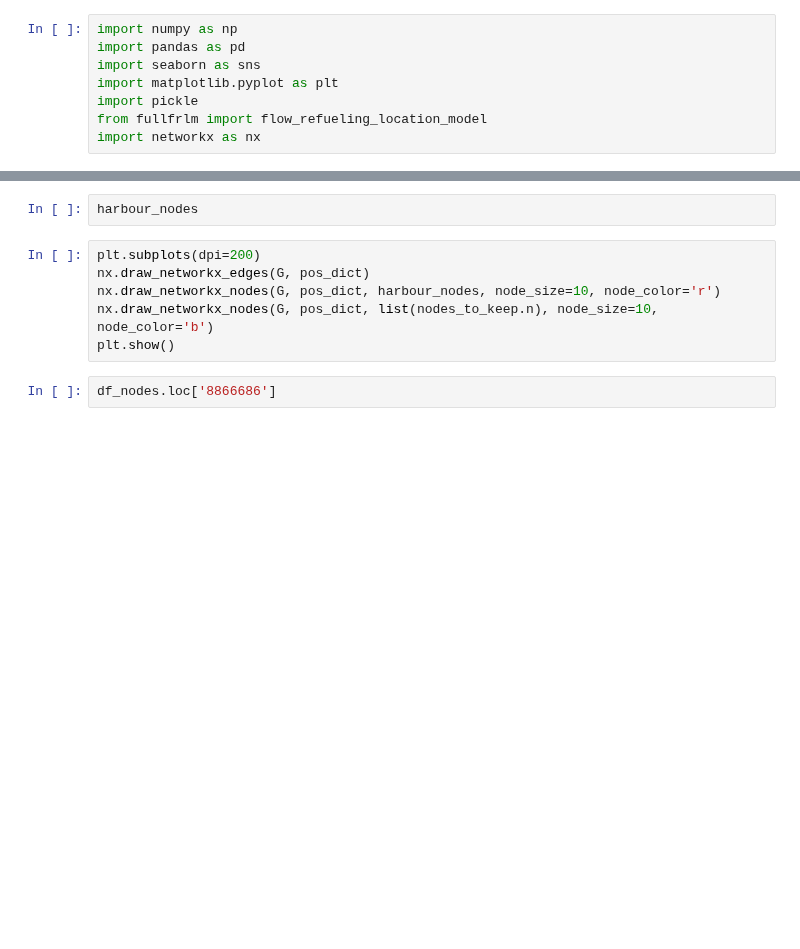
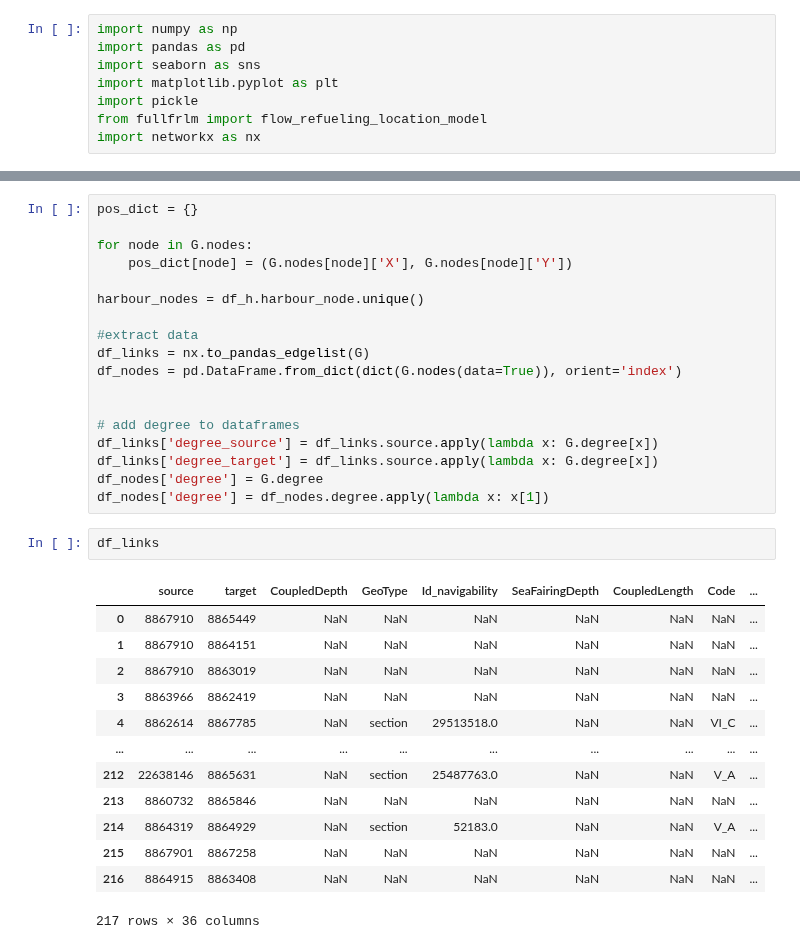
Before and after one commit to fabiandriessen/Thesis, a Jupyter notebook: Network_simplification.ipynb, the cells around one changed output, grey strips where cells are left out. Cells and saved outputs as stored; diff of their text form; blank space fills up the shorter version.

```diff
--- a/Network_simplification.ipynb
+++ b/Network_simplification.ipynb
@@ -135,10 +108,34 @@ NetworkXNoPath: Node 8866686 not reachable from 8863306
-# %%
-harbour_nodes
-# %%
-plt.subplots(dpi=200)
-nx.draw_networkx_edges(G, pos_dict)
-nx.draw_networkx_nodes(G, pos_dict, harbour_nodes, node_size=10, node_color='r')
-nx.draw_networkx_nodes(G, pos_dict, list(nodes_to_keep.n), node_size=10, node_color='b')
-plt.show()
-# %%
-df_nodes.loc['8866686']
+# %%
+pos_dict = {}
+
+for node in G.nodes:
+    pos_dict[node] = (G.nodes[node]['X'], G.nodes[node]['Y'])
+
+harbour_nodes = df_h.harbour_node.unique()
+
+#extract data
+df_links = nx.to_pandas_edgelist(G)
+df_nodes = pd.DataFrame.from_dict(dict(G.nodes(data=True)), orient='index')
+
+
+# add degree to dataframes
+df_links['degree_source'] = df_links.source.apply(lambda x: G.degree[x])
+df_links['degree_target'] = df_links.source.apply(lambda x: G.degree[x])
+df_nodes['degree'] = G.degree
+df_nodes['degree'] = df_nodes.degree.apply(lambda x: x[1])
+# %%
+df_links
+# %% [output]
+|  | source | target | CoupledDepth | GeoType | Id_navigability | SeaFairingDepth | CoupledLength | Code | ... |
+| 0 | 8867910 | 8865449 | NaN | NaN | NaN | NaN | NaN | NaN | ... |
+| 1 | 8867910 | 8864151 | NaN | NaN | NaN | NaN | NaN | NaN | ... |
+| 2 | 8867910 | 8863019 | NaN | NaN | NaN | NaN | NaN | NaN | ... |
+| 3 | 8863966 | 8862419 | NaN | NaN | NaN | NaN | NaN | NaN | ... |
+| 4 | 8862614 | 8867785 | NaN | section | 29513518.0 | NaN | NaN | VI_C | ... |
+| ... | ... | ... | ... | ... | ... | ... | ... | ... | ... |
+| 212 | 22638146 | 8865631 | NaN | section | 25487763.0 | NaN | NaN | V_A | ... |
+| 213 | 8860732 | 8865846 | NaN | NaN | NaN | NaN | NaN | NaN | ... |
+| 214 | 8864319 | 8864929 | NaN | section | 52183.0 | NaN | NaN | V_A | ... |
+| 215 | 8867901 | 8867258 | NaN | NaN | NaN | NaN | NaN | NaN | ... |
+| 216 | 8864915 | 8863408 | NaN | NaN | NaN | NaN | NaN | NaN | ... |
+217 rows × 36 columns
```
Also changed, not shown: parts of 15 cells of this notebook, 1 other file.
